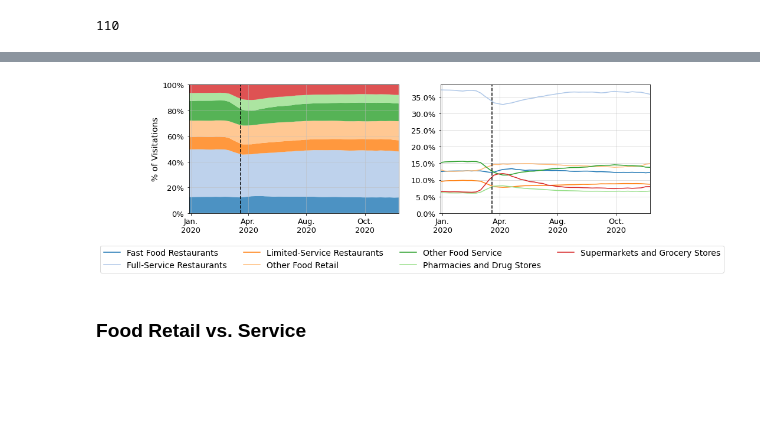
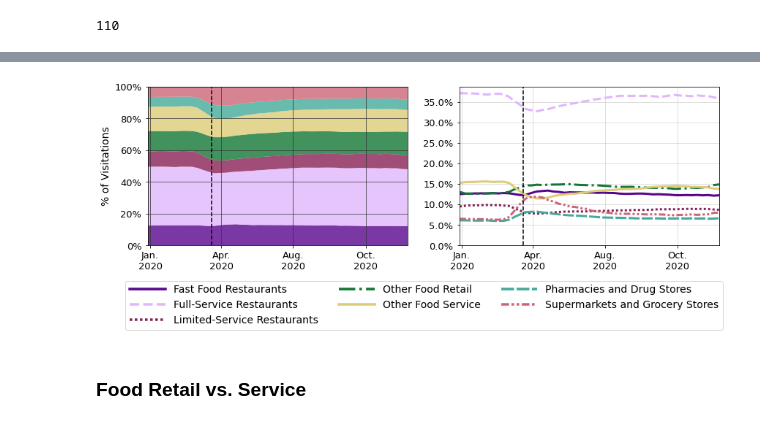
Before and after one commit to cpcarey/nyu-cusp-food-access, a Jupyter notebook: notebooks/cc0103_plot_visitation_distributions.ipynb, the cells around one changed output, grey strips where cells are left out. Drawn from its saved outputs; the diff is of its cells as text; code cells hidden in the pictures; blank space fills up the shorter version.

Commit message:
Update time plot periods and color contrast.

```diff
--- a/notebooks/cc0103_plot_visitation_distributions.ipynb
+++ b/notebooks/cc0103_plot_visitation_distributions.ipynb
@@ -234,23 +249,40 @@ FONT_SIZE_AXIS=14
 FONT_SIZE_TITLE=16
 FONT_SIZE_LEGEND=14
 # %%
-def plot_stack_all(df, columns=[], labels=[], legendy=-0.25, title='', yaxis_zero=False, ylim=None):
+def plot_stack_all(df,
+                   columns=[],
+                   labels=[],
+                   legendy=-0.25,
+                   title='',
+                   yaxis_zero=False,
+                   ylim=None):
     fig, ax = plt.subplots(1, 2, figsize=(14, 4))
 
     df = df[df.index >= DATE_START_PLOT]
     df = df[df.index <= DATE_END_PLOT]
 
-    cmap = plt.cm.get_cmap('tab20')
-    colors = [cmap(i / 20) for i in range(0, 20)]
-
-    ax[0].stackplot(df.index, df.transpose(), colors=colors, alpha=0.8)
+    stacks = ax[0].stackplot(df.index, df.transpose(), colors=COLORS, alpha=0.8)
     ax[0].axvline(datetime.datetime(2020, 3, 20), linestyle='--', color='#000')
 
     for j, label in enumerate(columns):
-        ax[1].plot(df.index, df.iloc[:, j], color=colors[j], label=label)
+        ax[1].plot(df.index,
+                   df.iloc[:, j],
+                   color=COLORS[j % len(COLORS)],
+                   label=label,
+                   linewidth=3,
+                   linestyle=LINE_STYLES[j % len(LINE_STYLES)])
+
     ax[1].axvline(datetime.datetime(2020, 3, 20), linestyle='--', color='#000')
 
-    plt.legend(bbox_to_anchor=(0.45, legendy, 0.1, 0.1), ncol=4, loc='lower center', bbox_transform=fig.transFigure, fontsize=14)
+    legend = plt.legend(bbox_to_anchor=(0.45, legendy, 0.1, 0.1),
+                        ncol=min(len(columns), 3),
+                        loc='lower center',
+                        bbox_transform=fig.transFigure,
+                        fontsize=14,
+                        handlelength=3.5)
+
+    for handle in legend.legendHandles:
+        handle.set_linewidth(3.5)
 
     ax[0].yaxis.set_tick_params(labelleft=True)
     ax[1].yaxis.set_tick_params(labelleft=True)
@@ -267,6 +299,9 @@ def plot_stack_all(df, columns=[], labels=[], legendy=-0.25, title='', yaxis_zer
     if ylim:
         ax[1].set_ylim(ylim)
 
+    ax[0].grid(color='#353535', alpha=0.9)
+    ax[1].grid(color='#bdbdbd', alpha=0.6)
+
     for sax in ax:
         sax.set_xlim([DATE_START_PLOT, DATE_END_PLOT])
         sax.tick_params(axis='y', which='major', pad=5)
@@ -282,8 +317,8 @@ def plot_stack_all(df, columns=[], labels=[], legendy=-0.25, title='', yaxis_zer
             'Apr.\n2020',
             'Aug.\n2020',
             'Oct.\n2020',
-        ], fontsize=FONT_SIZE_TICKS)
-        sax.grid(color='#bdbdbd', alpha=0.6)
+        ],
+                                 fontsize=FONT_SIZE_TICKS)
         plt.setp(sax.spines.values(), color='#000000')
 
     #plt.tight_layout()
@@ -394,7 +412,7 @@ all_percent_df
 # %%
-plot_stack_all(all_percent_df, columns=all_percent_df.columns, yaxis_zero=True)
+plot_stack_all(all_percent_df, columns=all_percent_df.columns, yaxis_zero=True, legendy=-.3)
 # %% [output]
-[figure, old version]
+[figure, new version]
 # %% [markdown]
 ### Food Retail vs. Service
 # %%
```
Also changed, not shown: parts of 13 cells of this notebook.
